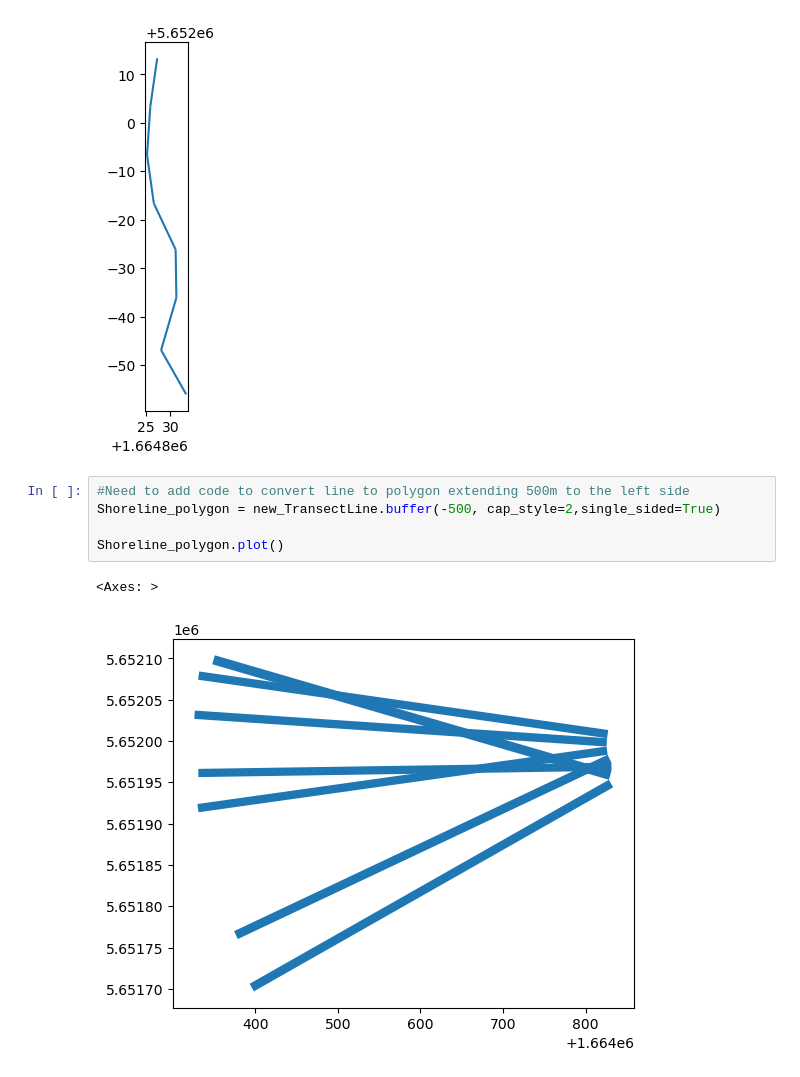
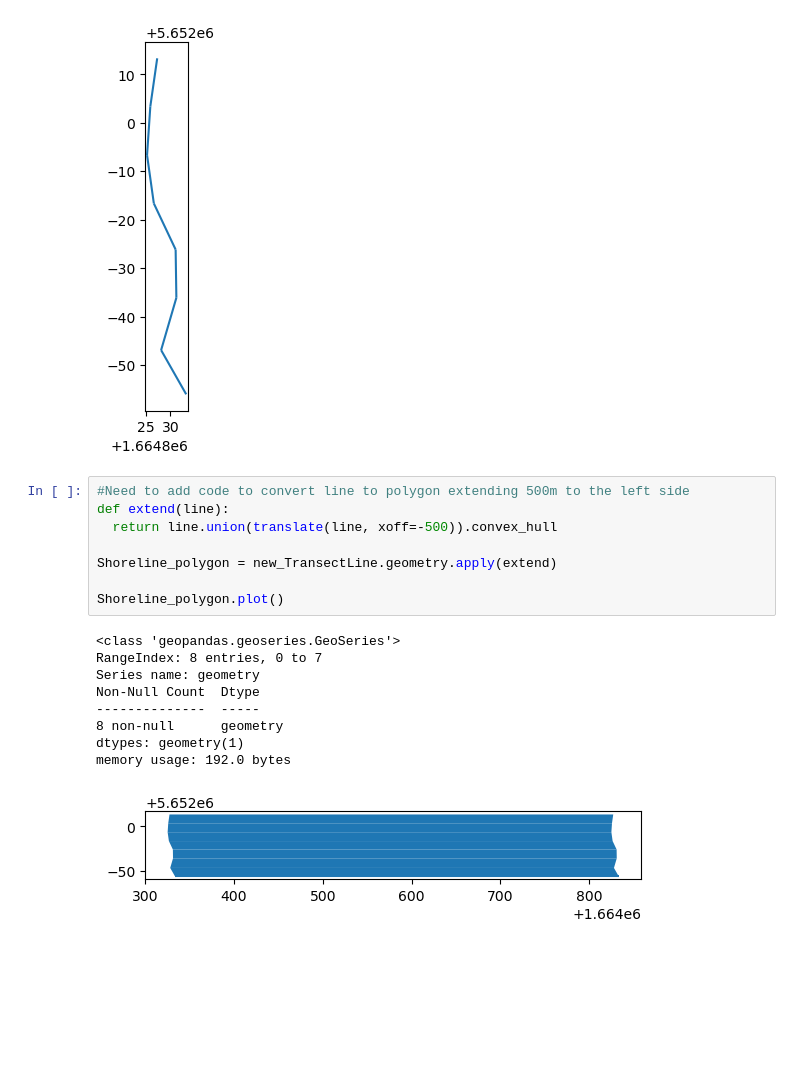
Before and after one commit to RNC-Research-Group/CliffErosion_Projections, a Jupyter notebook: Shoreline Projection Linear.ipynb, the cells around one changed output. Saved outputs shown, nothing was run; the diff lists cells and outputs as text; blank space fills up the shorter version.

```diff
--- a/Shoreline Projection Linear.ipynb
+++ b/Shoreline Projection Linear.ipynb
@@ -285,9 +287,19 @@ new_TransectLine.plot()
 [figure]
 # %%
 #Need to add code to convert line to polygon extending 500m to the left side
-Shoreline_polygon = new_TransectLine.buffer(-500, cap_style=2,single_sided=True)
+def extend(line):
+  return line.union(translate(line, xoff=-500)).convex_hull
+
+Shoreline_polygon = new_TransectLine.geometry.apply(extend)
 
 Shoreline_polygon.plot()
 # %% [output]
-<Axes: >
+<class 'geopandas.geoseries.GeoSeries'>
+RangeIndex: 8 entries, 0 to 7
+Series name: geometry
+Non-Null Count  Dtype
+--------------  -----
+8 non-null      geometry
+dtypes: geometry(1)
+memory usage: 192.0 bytes
-[figure, old version]
+[figure, new version]
```
Also changed, not shown: parts of 3 cells of this notebook, 4 other files.
